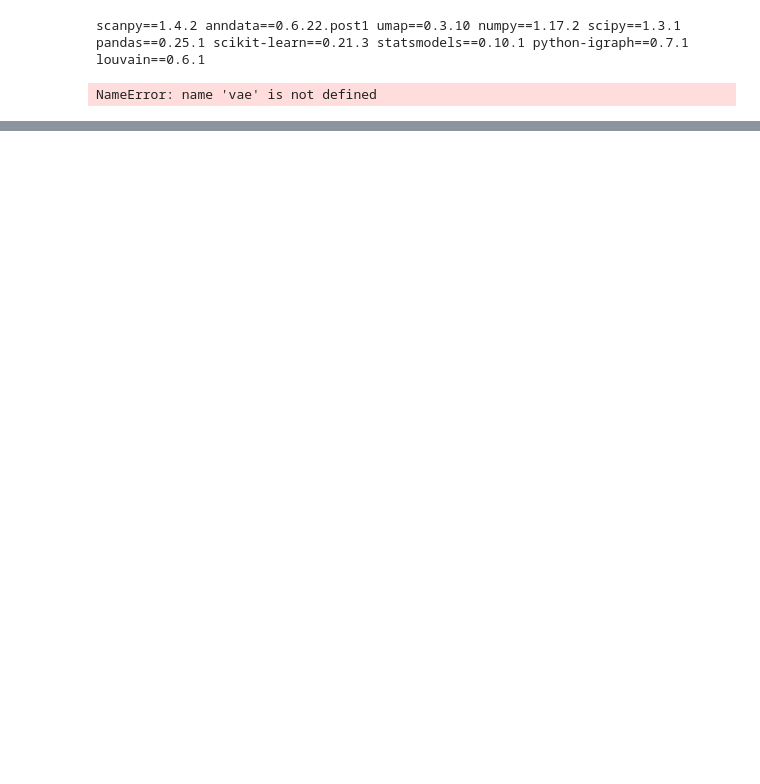
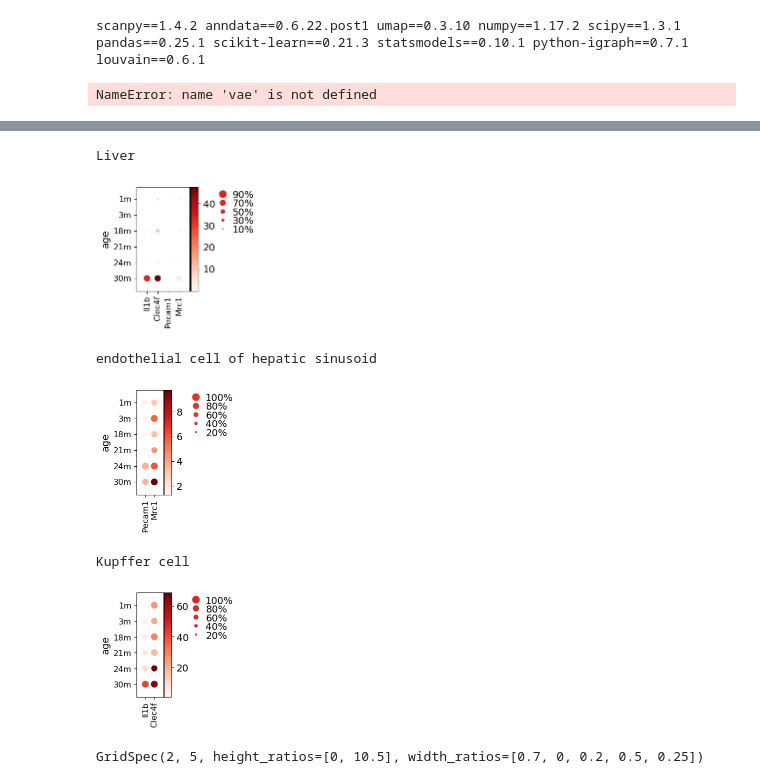
Before and after one commit to czbiohub-sf/tabula-muris-senis, a Jupyter notebook: 1_tabula_muris_senis/11_figure_1/analysis-scVI.ipynb, the cells around one changed output, grey strips where cells are left out. Drawn from its saved outputs; the diff is of its cells as text; code cells hidden in the pictures; blank space fills up the shorter version.

```diff
--- a/1_tabula_muris_senis/11_figure_1/analysis-scVI.ipynb
+++ b/1_tabula_muris_senis/11_figure_1/analysis-scVI.ipynb
@@ -92,3 +125,22 @@ sc.pl.umap(adata,color=['cell_ontology_class'])
+# %%
+print('Liver')
+sc.pl.dotplot(adata,['Il1b','Clec4f','Pecam1','Mrc1'],groupby='age')
+print('endothelial cell of hepatic sinusoid')
+sc.pl.dotplot(adata[adata.obs['cell_ontology_class']=='endothelial cell of hepatic sinusoid'],['Pecam1','Mrc1'],groupby='age')
+print('Kupffer cell')
+sc.pl.dotplot(adata[adata.obs['cell_ontology_class']=='Kupffer cell'],['Il1b','Clec4f'],groupby='age')
+
+# for c in ['endothelial cell of hepatic sinusoid','Kupffer cell']:#list(set(adata.obs['cell_ontology_class'])):
+#     print(c)
+#     sc.pl.dotplot(adata[adata.obs['cell_ontology_class']==c],['Mrc1','Clec4f','Pecam1','Mrc1'],groupby='age')
+# %% [output]
+Liver
+[figure, added]
+endothelial cell of hepatic sinusoid
+[figure, added]
+Kupffer cell
+[figure, added]
+GridSpec(2, 5, height_ratios=[0, 10.5], width_ratios=[0.7, 0, 0.2, 0.5, 0.25])
 # %%
 # adata = read_h5ad('../../0_data_ingest/01_figure_1/tabula-muris-senis-scVI-official-annotations-umap.h5ad')
 adata = read_h5ad('../../../tabula-muris-senis-scVI-official-annotations.h5ad')
```
Also changed, not shown: parts of 8 cells of this notebook, 2 other files.
